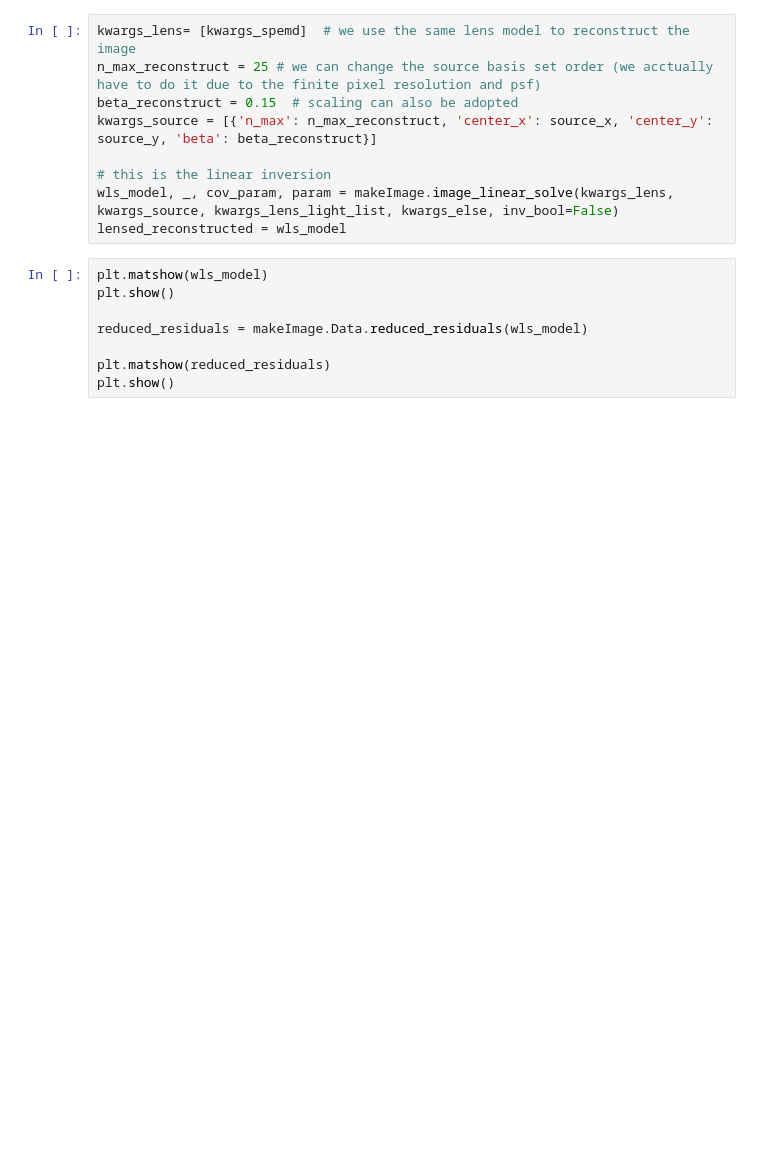
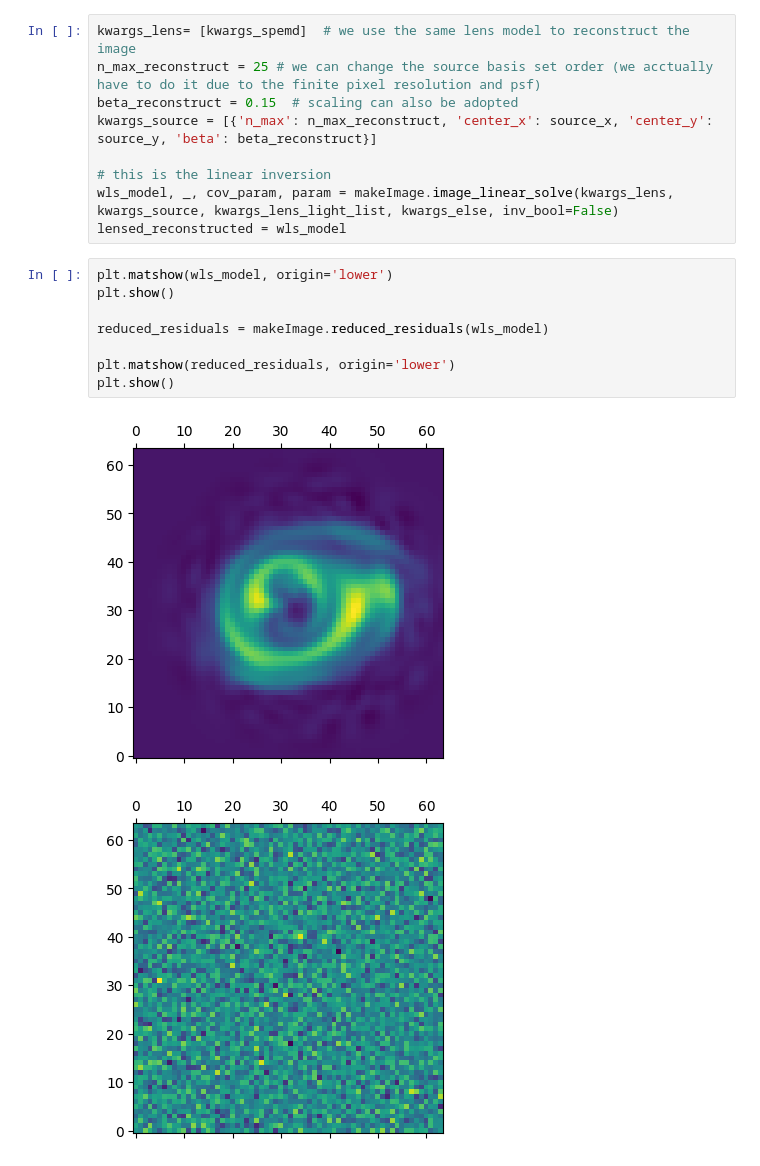
Before and after one commit to lenstronomy/lenstronomy-tutorials, a Jupyter notebook: lenstronomy_extensions/Notebooks/shapelet_source_modelling.ipynb, the cells around one changed output. Saved outputs shown, nothing was run; the diff lists cells and outputs as text; blank space fills up the shorter version.

```diff
--- a/lenstronomy_extensions/Notebooks/shapelet_source_modelling.ipynb
+++ b/lenstronomy_extensions/Notebooks/shapelet_source_modelling.ipynb
@@ -274,13 +291,16 @@ kwargs_source = [{'n_max': n_max_reconstruct, 'center_x': source_x, 'center_y':
 wls_model, _, cov_param, param = makeImage.image_linear_solve(kwargs_lens, kwargs_source, kwargs_lens_light_list, kwargs_else, inv_bool=False)
 lensed_reconstructed = wls_model
 # %%
-plt.matshow(wls_model)
+plt.matshow(wls_model, origin='lower')
 plt.show()
 
-reduced_residuals = makeImage.Data.reduced_residuals(wls_model)
+reduced_residuals = makeImage.reduced_residuals(wls_model)
 
-plt.matshow(reduced_residuals)
+plt.matshow(reduced_residuals, origin='lower')
 plt.show()
+# %% [output]
+[figure, added]
+[figure, added]
 # %%
 # given the solution of the linear inversion, we can also plot the coefficients in the source plane
 source_reconstructed = shapeletSet.function(kwargs_data_high_res['x_coords'], kwargs_data_high_res['y_coords'], param, n_max_reconstruct, beta_reconstruct, center_x=source_x, center_y=source_y)
```
Also changed, not shown: parts of 3 cells of this notebook, 11 other files.
